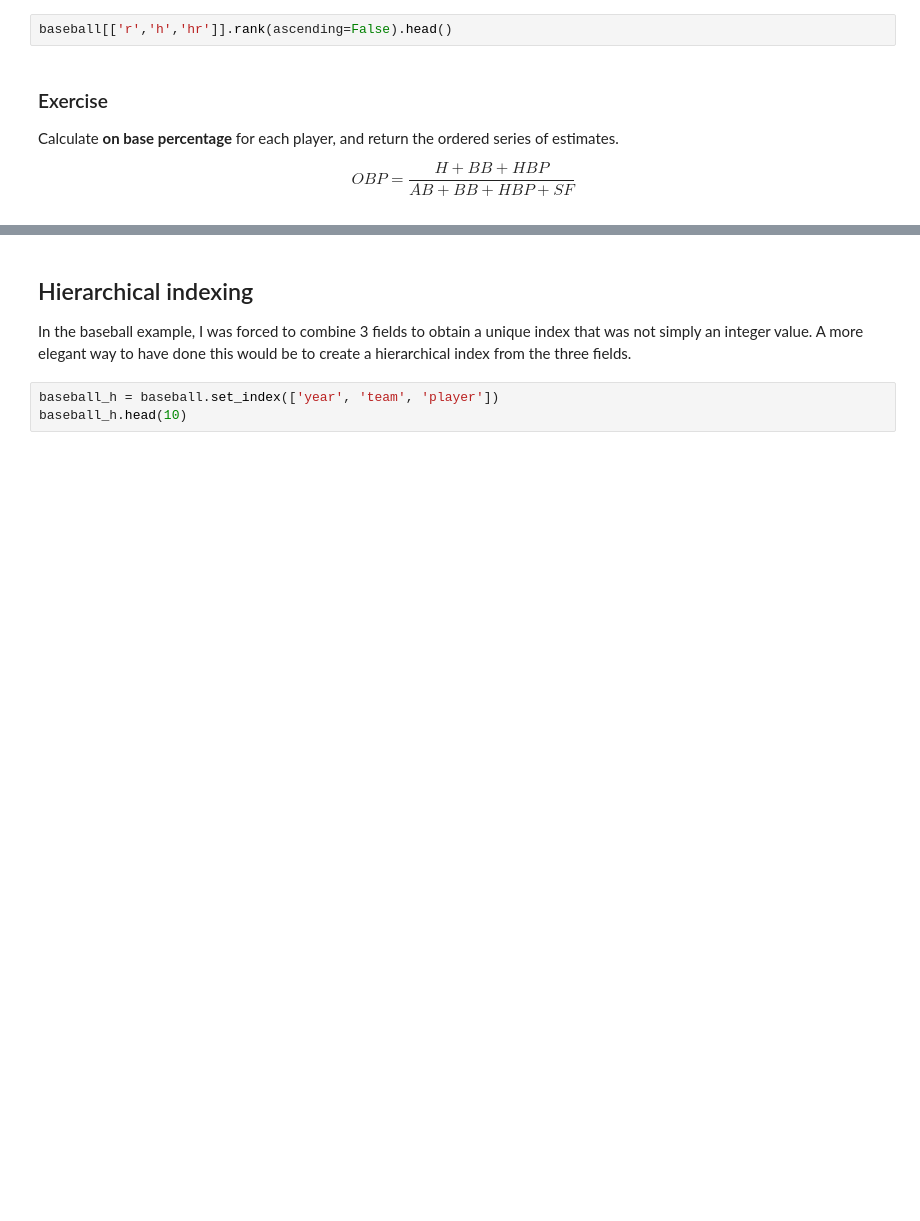
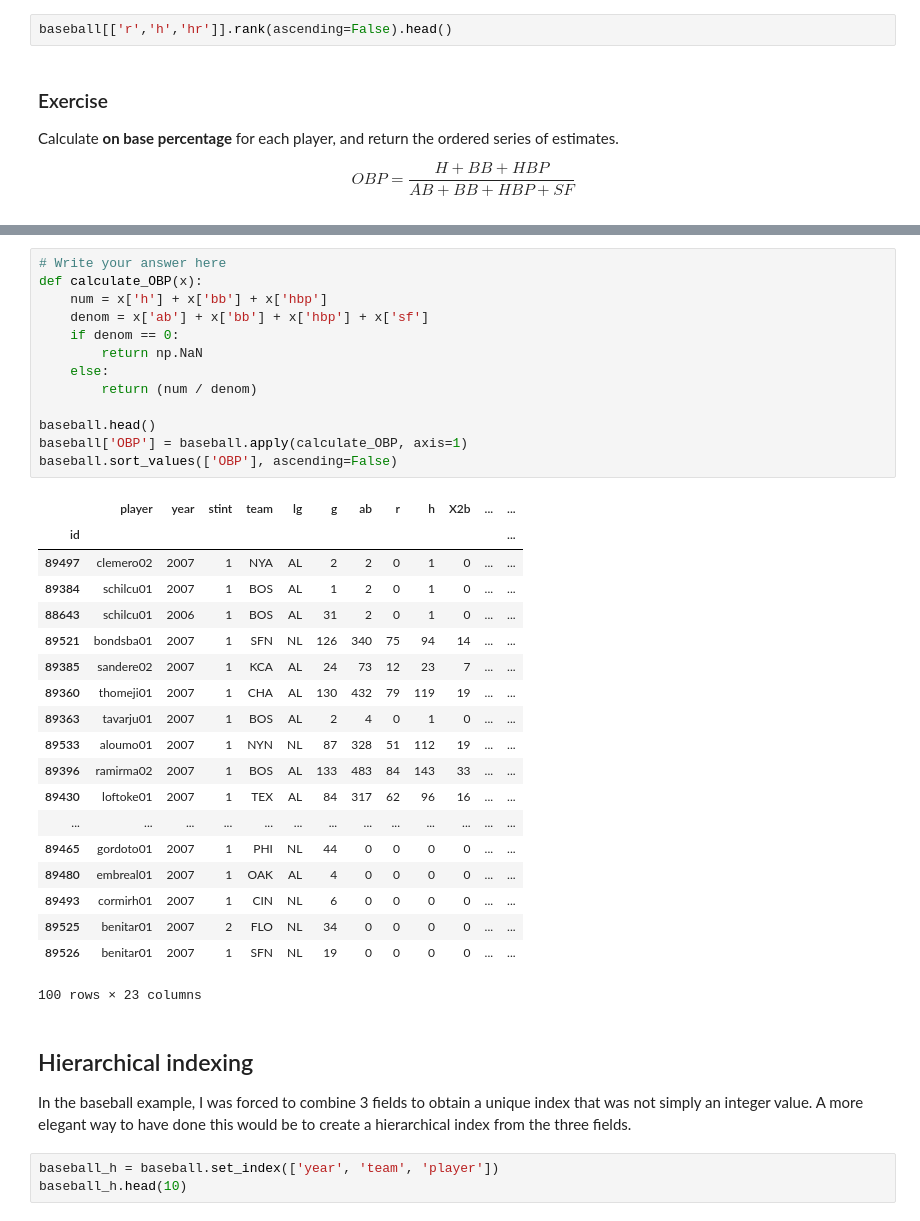
Before and after one commit to jmuth/ADA_homeworks, a Jupyter notebook: 01 - Pandas and Data Wrangling/Intro to Pandas.ipynb, the cells around one changed output, grey strips where cells are left out. Cells and saved outputs as stored; diff of their text form; blank space fills up the shorter version.

```diff
--- a/01 - Pandas and Data Wrangling/Intro to Pandas.ipynb
+++ b/01 - Pandas and Data Wrangling/Intro to Pandas.ipynb
@@ -1327,3 +1447,36 @@ $$OBP = \frac{H + BB + HBP}{AB + BB + HBP + SF}$$
+# %%
+# Write your answer here
+def calculate_OBP(x):
+    num = x['h'] + x['bb'] + x['hbp']
+    denom = x['ab'] + x['bb'] + x['hbp'] + x['sf']
+    if denom == 0:
+        return np.NaN
+    else:
+        return (num / denom)
+
+baseball.head()
+baseball['OBP'] = baseball.apply(calculate_OBP, axis=1)
+baseball.sort_values(['OBP'], ascending=False)
+# %% [output]
+|  | player | year | stint | team | lg | g | ab | r | h | X2b | ... | ... |
+| id |  |  |  |  |  |  |  |  |  |  |  | ... |
+| 89497 | clemero02 | 2007 | 1 | NYA | AL | 2 | 2 | 0 | 1 | 0 | ... | ... |
+| 89384 | schilcu01 | 2007 | 1 | BOS | AL | 1 | 2 | 0 | 1 | 0 | ... | ... |
+| 88643 | schilcu01 | 2006 | 1 | BOS | AL | 31 | 2 | 0 | 1 | 0 | ... | ... |
+| 89521 | bondsba01 | 2007 | 1 | SFN | NL | 126 | 340 | 75 | 94 | 14 | ... | ... |
+| 89385 | sandere02 | 2007 | 1 | KCA | AL | 24 | 73 | 12 | 23 | 7 | ... | ... |
+| 89360 | thomeji01 | 2007 | 1 | CHA | AL | 130 | 432 | 79 | 119 | 19 | ... | ... |
+| 89363 | tavarju01 | 2007 | 1 | BOS | AL | 2 | 4 | 0 | 1 | 0 | ... | ... |
+| 89533 | aloumo01 | 2007 | 1 | NYN | NL | 87 | 328 | 51 | 112 | 19 | ... | ... |
+| 89396 | ramirma02 | 2007 | 1 | BOS | AL | 133 | 483 | 84 | 143 | 33 | ... | ... |
+| 89430 | loftoke01 | 2007 | 1 | TEX | AL | 84 | 317 | 62 | 96 | 16 | ... | ... |
+| ... | ... | ... | ... | ... | ... | ... | ... | ... | ... | ... | ... | ... |
+| 89465 | gordoto01 | 2007 | 1 | PHI | NL | 44 | 0 | 0 | 0 | 0 | ... | ... |
+| 89480 | embreal01 | 2007 | 1 | OAK | AL | 4 | 0 | 0 | 0 | 0 | ... | ... |
+| 89493 | cormirh01 | 2007 | 1 | CIN | NL | 6 | 0 | 0 | 0 | 0 | ... | ... |
+| 89525 | benitar01 | 2007 | 2 | FLO | NL | 34 | 0 | 0 | 0 | 0 | ... | ... |
+| 89526 | benitar01 | 2007 | 1 | SFN | NL | 19 | 0 | 0 | 0 | 0 | ... | ... |
+100 rows × 23 columns
 # %% [markdown]
 ## Hierarchical indexing
 
```
Also changed, not shown: parts of 18 cells of this notebook.
